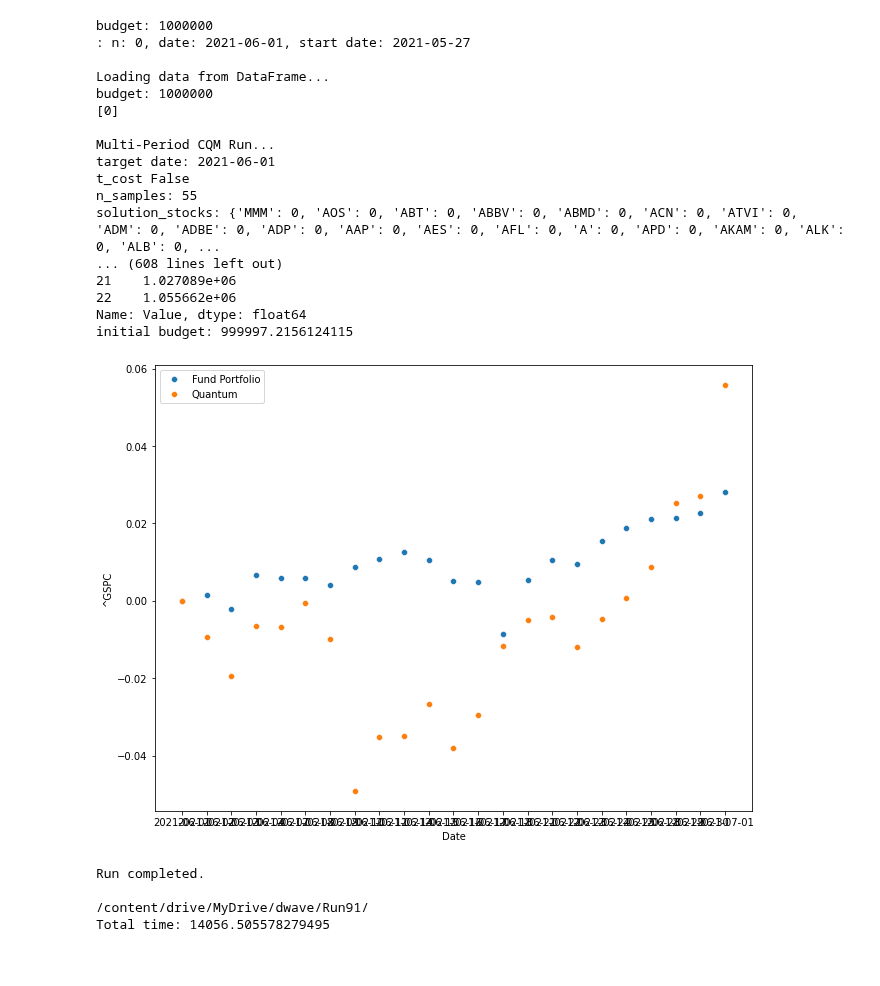
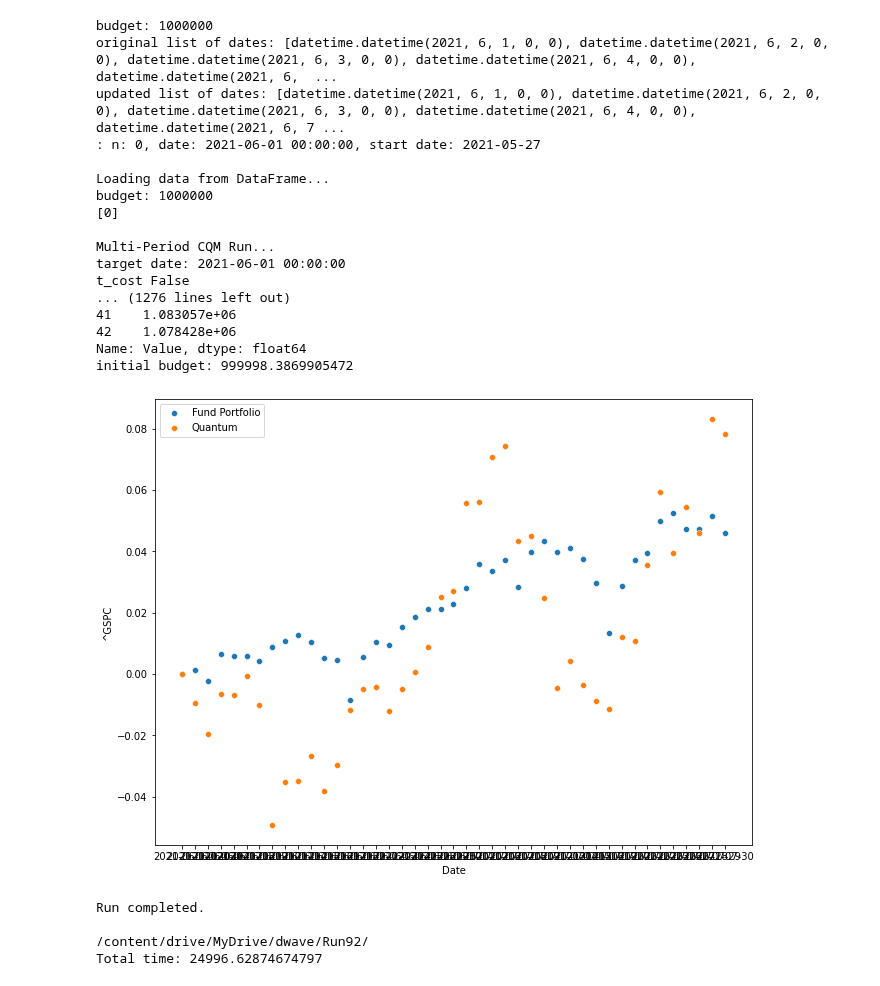
Before and after one commit to bvcmartins/dwaveDev, a Jupyter notebook: portfolioOptimization/solver.ipynb, the cells around one changed output. Drawn from its saved outputs; the diff is of its cells as text; code cells hidden in the pictures.

```diff
--- a/portfolioOptimization/solver.ipynb
+++ b/portfolioOptimization/solver.ipynb
@@ -469,6 +473,12 @@ class MultiPeriod(SinglePeriod):
         """
         self.load_data()
 
+        print(f'original list of dates: {self.list_dates}')
+        #self.list_dates = self.df_all.reset_index().Date.map(lambda x: str(x)[:10]).values.tolist()
+        #self.list_dates = [i for i in self.df_all.index.to_pydatetime()]
+        self.list_dates = [i for i in self.list_dates if i in self.df_all.index]
+        print(f'updated list of dates: {self.list_dates}')
+
         num_days = len(self.df_all)
         first_purchase = True
         result = {}
@@ -485,7 +495,8 @@ class MultiPeriod(SinglePeriod):
         self.price_df = pd.DataFrame(columns=self.stocks)
 
         for n, d in enumerate(self.list_dates):
-            date = dt.datetime.strftime(d, '%Y-%m-%d')
+            #date = dt.datetime.strftime(d, '%Y-%m-%d')
+            date = d
             self.start_date = dt.datetime.strftime((self.initial_date + dt.timedelta(days=n)), '%Y-%m-%d')
             print(f': n: {n}, date: {date}, start date: {self.start_date}')
 
@@ -512,6 +523,7 @@ class MultiPeriod(SinglePeriod):
                 self.budget = budget
 
             self.load_data(df=df)
+
 
             # Output for user on command-line and plot
             update_values = np.array(self.update_values, dtype=object)
@@ -547,6 +559,7 @@ class MultiPeriod(SinglePeriod):
 
             first_purchase = False
 
+
         #display(self.opt_results_df)
 
         update_values = self.opt_results_df
@@ -657,11 +670,11 @@ if __name__ == '__main__':
         cred = conf.readline().strip()
     df_init = pd.read_pickle(pickle_file)
     cfg = {'stocks': None,
-           'dates': ["2021-06-01", "2021-07-01"],
+           'dates': ["2021-06-01", "2021-08-01"],
             'budget': 1000000,
             'bin_size': '',
             'gamma': '',
-            'alpha': 0.0005,
+            'alpha': 0.005,
             'file_path': None,
             'baseline': '^GSPC',
             'max_risk': 0.0,
@@ -672,7 +685,7 @@ if __name__ == '__main__':
             'verbose': False,
             'num': 0,
             't_cost': 0.00,
-            'label': 'Run91',
+            'label': 'Run92',
             'init_holdings': df_init.set_index('a').to_dict()['b'],
             'window_size': 4,
             'calculation_type': 'daily',
@@ -694,22 +707,22 @@ Loading live data from the web from Yahoo! finance from 2021-05-27 00:00:00 to 2
 budget: 1000000
-: n: 0, date: 2021-06-01, start date: 2021-05-27
+original list of dates: [datetime.datetime(2021, 6, 1, 0, 0), datetime.datetime(2021, 6, 2, 0, 0), datetime.datetime(2021, 6, 3, 0, 0), datetime.datetime(2021, 6, 4, 0, 0), datetime.datetime(2021, 6,  ...
+updated list of dates: [datetime.datetime(2021, 6, 1, 0, 0), datetime.datetime(2021, 6, 2, 0, 0), datetime.datetime(2021, 6, 3, 0, 0), datetime.datetime(2021, 6, 4, 0, 0), datetime.datetime(2021, 6, 7 ...
+: n: 0, date: 2021-06-01 00:00:00, start date: 2021-05-27
 
 Loading data from DataFrame...
 budget: 1000000
 [0]
 
 Multi-Period CQM Run...
-target date: 2021-06-01
+target date: 2021-06-01 00:00:00
 t_cost False
-n_samples: 55
-solution_stocks: {'MMM': 0, 'AOS': 0, 'ABT': 0, 'ABBV': 0, 'ABMD': 0, 'ACN': 0, 'ATVI': 0, 'ADM': 0, 'ADBE': 0, 'ADP': 0, 'AAP': 0, 'AES': 0, 'AFL': 0, 'A': 0, 'APD': 0, 'AKAM': 0, 'ALK': 0, 'ALB': 0, ...
-... (608 lines left out)
-21    1.027089e+06
-22    1.055662e+06
+... (1276 lines left out)
+41    1.083057e+06
+42    1.078428e+06
 Name: Value, dtype: float64
-initial budget: 999997.2156124115
+initial budget: 999998.3869905472
-[figure, old version]
+[figure, new version]
 Run completed.
 
-/content/drive/MyDrive/dwave/Run91/
-Total time: 14056.505578279495
+/content/drive/MyDrive/dwave/Run92/
+Total time: 24996.62874674797
```
Also changed, not shown: parts of 4 cells of this notebook.
